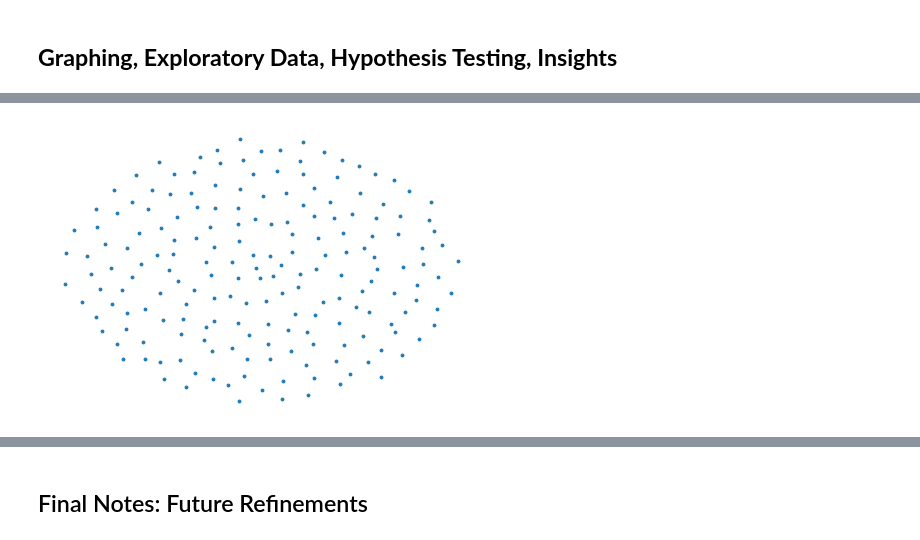
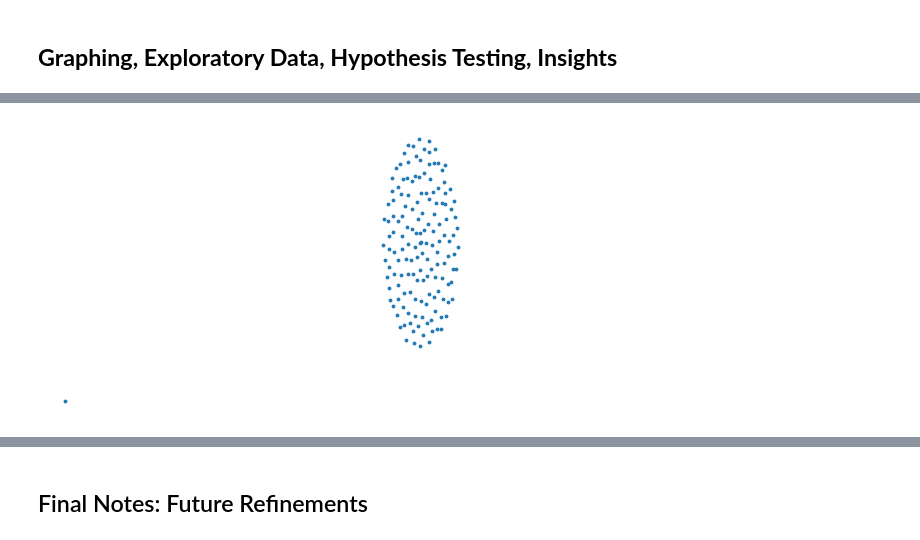
Before and after one commit to lbrown98/un-voting-patterns, a Jupyter notebook: get_un_voting_data.ipynb, the cells around one changed output, grey strips where cells are left out. Saved outputs shown, nothing was run; the diff lists cells and outputs as text; code cells hidden in the pictures.

```diff
--- a/get_un_voting_data.ipynb
+++ b/get_un_voting_data.ipynb
@@ -330,7 +330,7 @@ finally:
 We want to determine how voting blocs changed in the UN over time. To determine this, we sort the resolutions by date and split them into five year chunks. We then intend on comparing the changes in the way countries voted over the different 5 year chunks. In order to complete this part of the data science pipline, we needed to reorganize some of our data.
 # %%
 # sort Res ID in order of year
-sorted_res_df = res_df.sort_values(by=['Year'])
+sorted_res_df = all_res_data.sort_values(by=['Year'])
 sorted_res_df = sorted_res_df.reset_index(drop=True)
 sorted_res_df.head(5)
 # %% [output]
@@ -490,8 +492,8 @@ Below is what we coded as we tried to begin plotting our data.
 # %%
 G = nx.Graph()
-G = nx.from_pandas_adjacency(mtrx2018)
+G = nx.from_pandas_adjacency(mtrx1988)
 G.edges(data=True)
 
 nx.draw(G, with_labels=False, edgelist=list(), node_size = 8)
 # %% [output]
-[figure, old version]
+[figure, new version]
```
Also changed, not shown: parts of 8 cells of this notebook, 1 other file.
